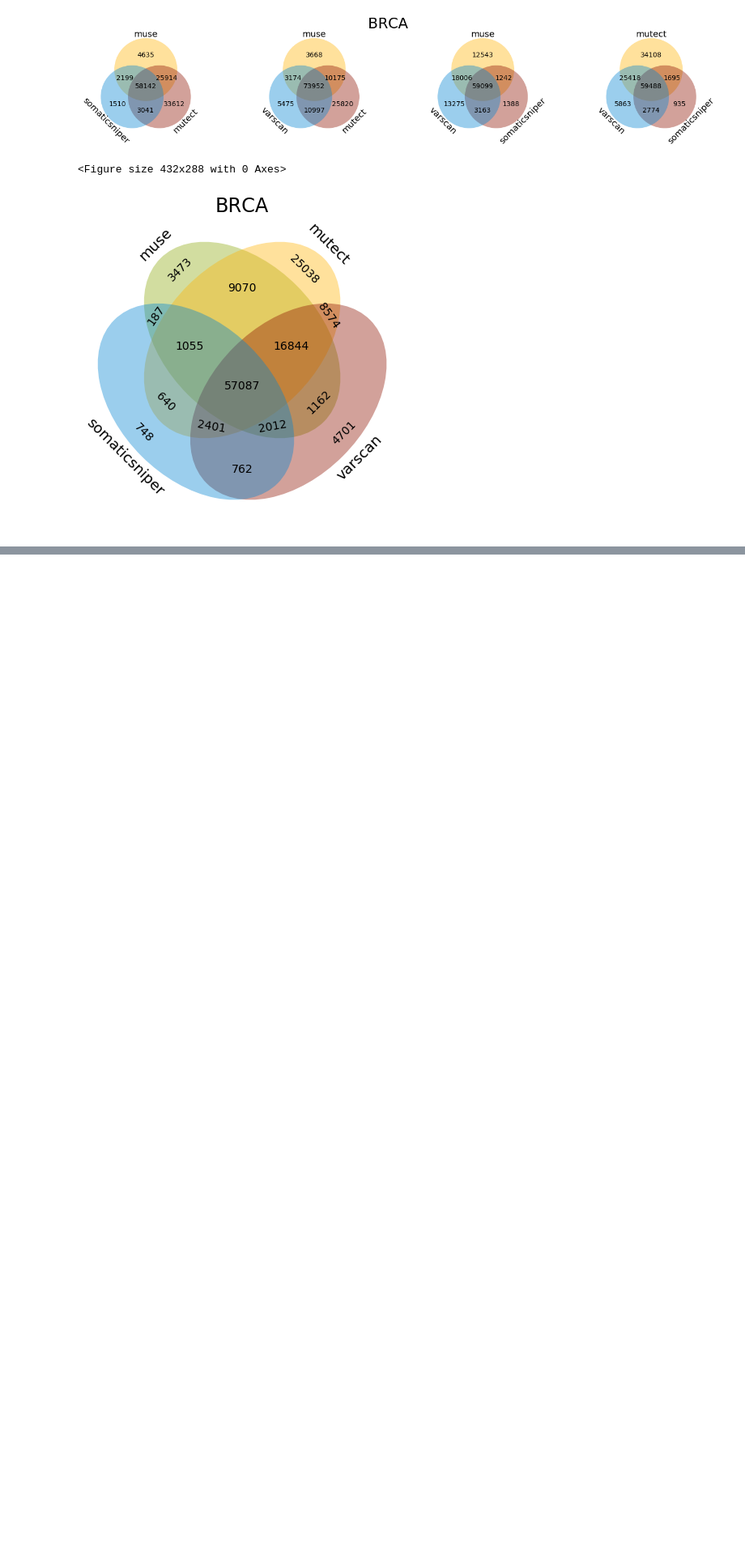
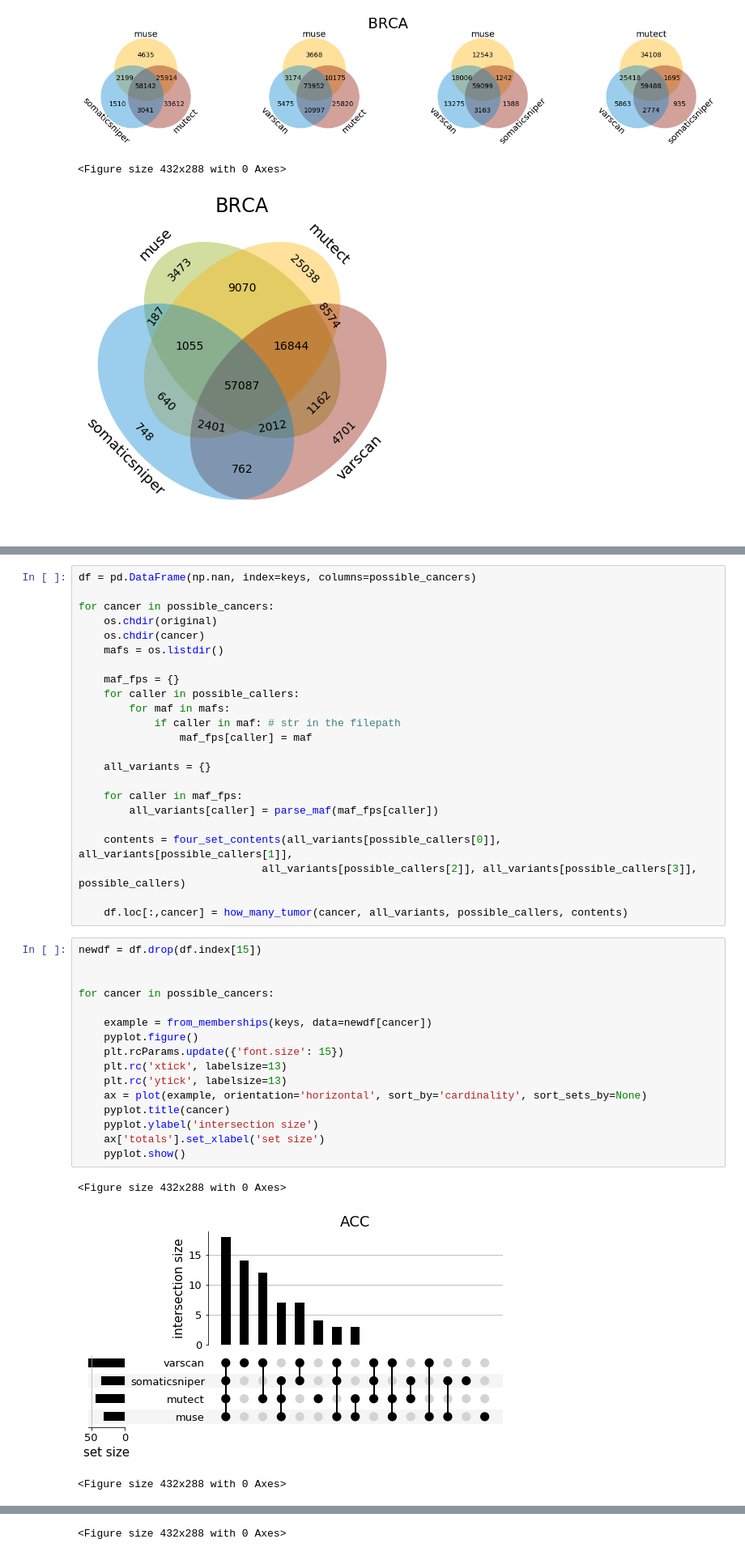
Before and after one commit to kathrynleung/gdcdata, a Jupyter notebook: gdc.ipynb, the cells around one changed output, grey strips where cells are left out. Shown at 81% size. Cells and saved outputs as stored; diff of their text form; blank space fills up the shorter version.

```diff
--- a/gdc.ipynb
+++ b/gdc.ipynb
@@ -465,0 +494,43 @@ os.chdir(original)
+# %%
+df = pd.DataFrame(np.nan, index=keys, columns=possible_cancers)
+
+for cancer in possible_cancers:
+    os.chdir(original)
+    os.chdir(cancer)
+    mafs = os.listdir()
+
+    maf_fps = {}
+    for caller in possible_callers:
+        for maf in mafs:
+            if caller in maf: # str in the filepath
+                maf_fps[caller] = maf
+
+    all_variants = {}
+
+    for caller in maf_fps:
+        all_variants[caller] = parse_maf(maf_fps[caller])
+
+    contents = four_set_contents(all_variants[possible_callers[0]], all_variants[possible_callers[1]],
+                             all_variants[possible_callers[2]], all_variants[possible_callers[3]], possible_callers)
+
+    df.loc[:,cancer] = how_many_tumor(cancer, all_variants, possible_callers, contents)
+# %%
+newdf = df.drop(df.index[15])
+
+
+for cancer in possible_cancers:
+
+    example = from_memberships(keys, data=newdf[cancer])
+    pyplot.figure()
+    plt.rcParams.update({'font.size': 15})
+    plt.rc('xtick', labelsize=13)
+    plt.rc('ytick', labelsize=13)
+    ax = plot(example, orientation='horizontal', sort_by='cardinality', sort_sets_by=None)
+    pyplot.title(cancer)
+    pyplot.ylabel('intersection size')
+    ax['totals'].set_xlabel('set size')
+    pyplot.show()
+# %% [output]
+<Figure size 432x288 with 0 Axes>
+[figure, added]
+<Figure size 432x288 with 0 Axes>
@@ -465,0 +538 @@ os.chdir(original)
+<Figure size 432x288 with 0 Axes>
```
Also changed, not shown: parts of 4 cells of this notebook.
